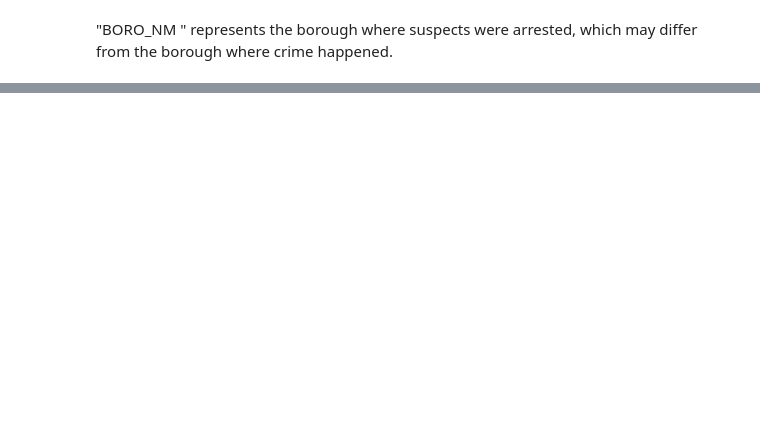
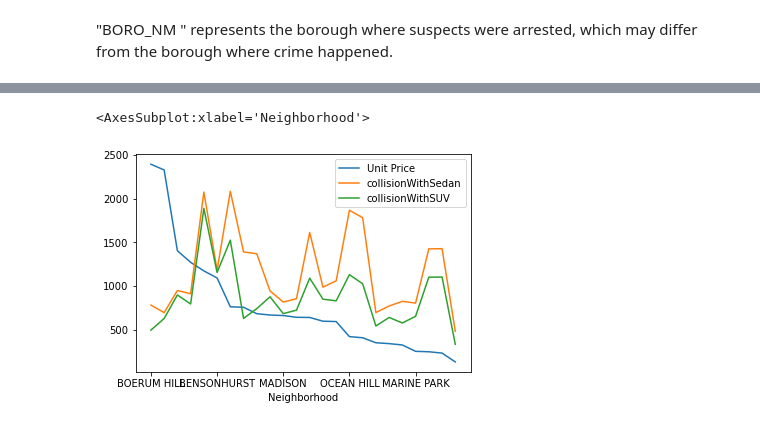
Before and after one commit to Dh0le/2022Spring_Finals, a Jupyter notebook: IS597 Final Project.ipynb, the cells around one changed output, grey strips where cells are left out. Saved outputs shown, nothing was run; the diff lists cells and outputs as text; code cells hidden in the pictures; blank space fills up the shorter version.

```diff
--- a/IS597 Final Project.ipynb
+++ b/IS597 Final Project.ipynb
@@ -505,0 +567,5 @@ findExpansive(BronxData)
+# %%
+BrooklynFinal[["Unit Price","collisionWithSedan","collisionWithSUV"]].plot()
+# %% [output]
+<AxesSubplot:xlabel='Neighborhood'>
+[figure, added]
```
Also changed, not shown: parts of 48 cells of this notebook.
